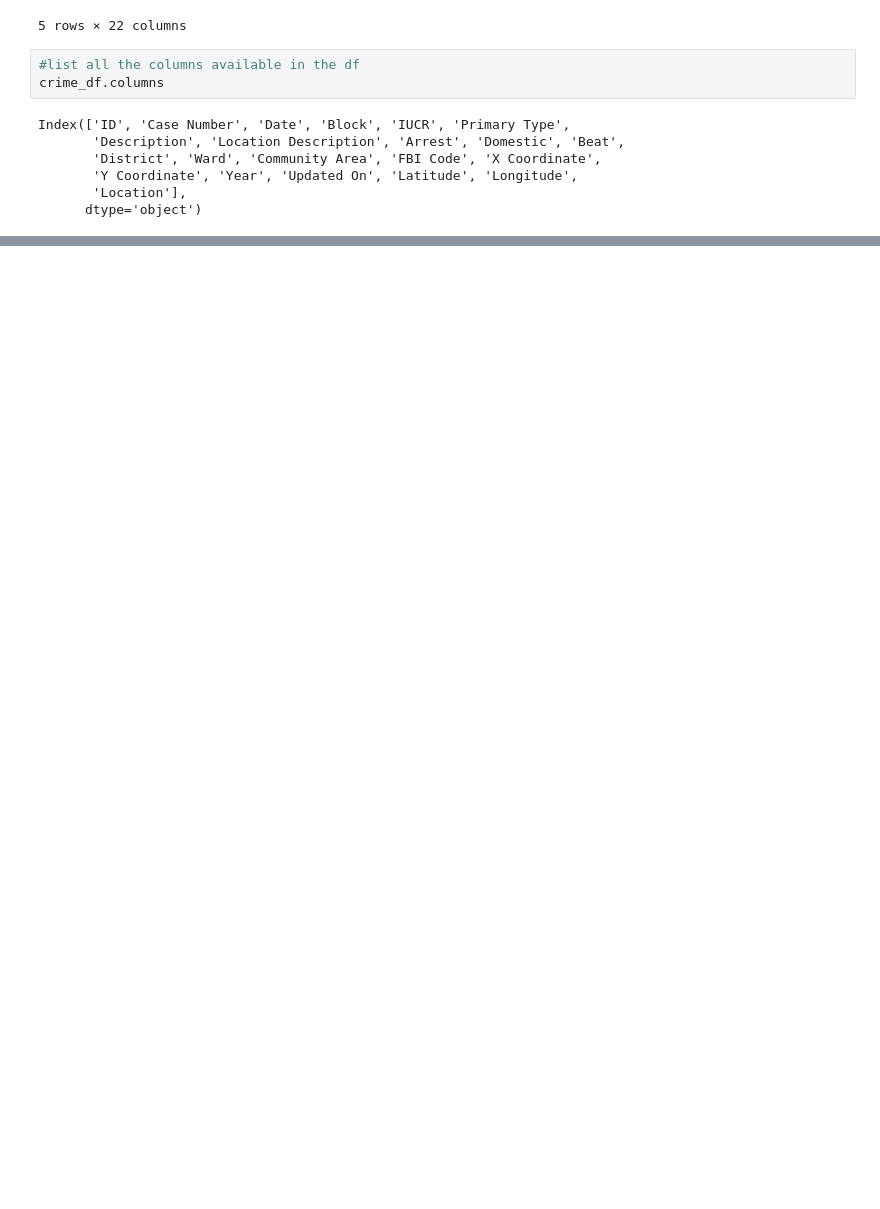
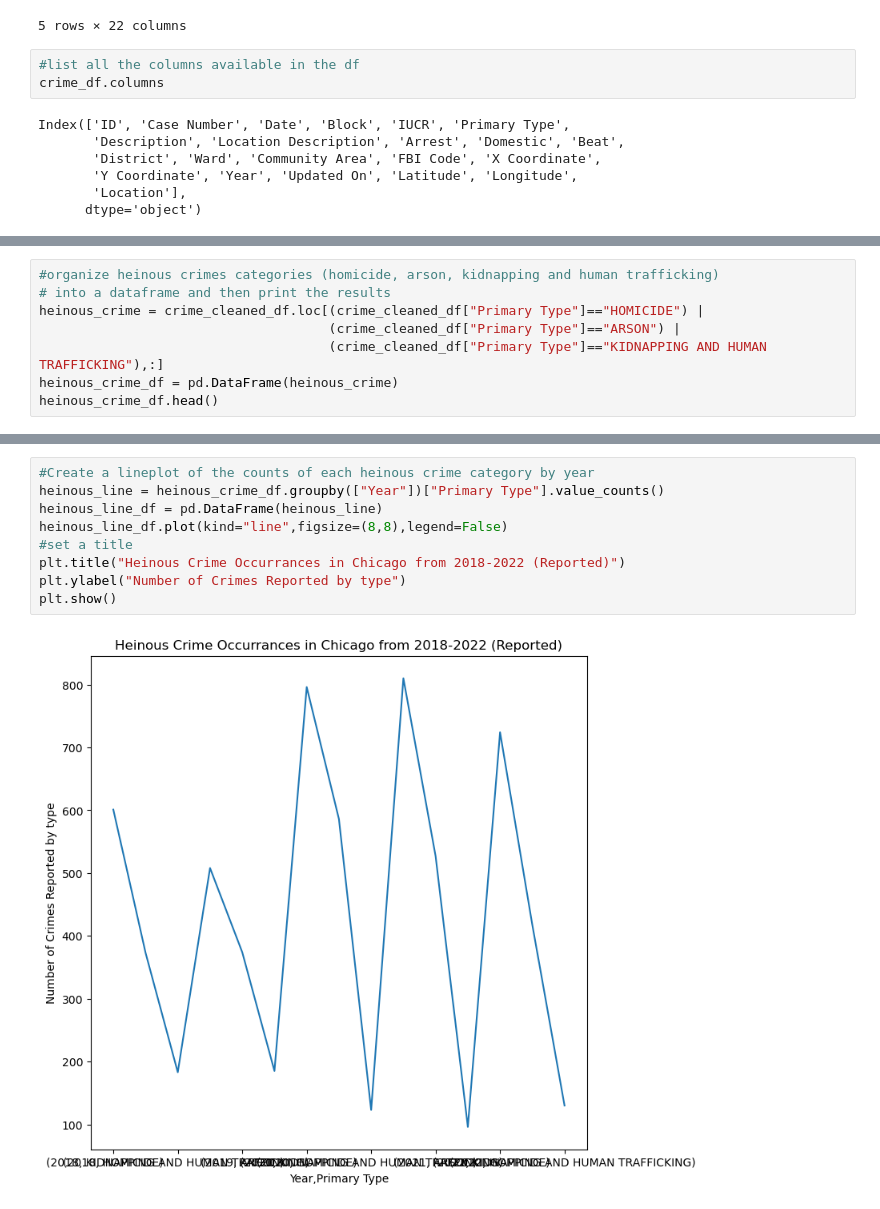
Before and after one commit to jmpealy/project1, a Jupyter notebook: crimes_2022.ipynb, the cells around one changed output, grey strips where cells are left out. Saved outputs shown, nothing was run; the diff lists cells and outputs as text; blank space fills up the shorter version.

```diff
--- a/crimes_2022.ipynb
+++ b/crimes_2022.ipynb
@@ -167,0 +131,8 @@ Name: Primary Type, Length: 245, dtype: int64
+# %%
+#organize heinous crimes categories (homicide, arson, kidnapping and human trafficking)
+# into a dataframe and then print the results
+heinous_crime = crime_cleaned_df.loc[(crime_cleaned_df["Primary Type"]=="HOMICIDE") |
+                                     (crime_cleaned_df["Primary Type"]=="ARSON") |
+                                     (crime_cleaned_df["Primary Type"]=="KIDNAPPING AND HUMAN TRAFFICKING"),:]
+heinous_crime_df = pd.DataFrame(heinous_crime)
+heinous_crime_df.head()
@@ -167,0 +251,11 @@ Name: Primary Type, Length: 245, dtype: int64
+# %%
+#Create a lineplot of the counts of each heinous crime category by year
+heinous_line = heinous_crime_df.groupby(["Year"])["Primary Type"].value_counts()
+heinous_line_df = pd.DataFrame(heinous_line)
+heinous_line_df.plot(kind="line",figsize=(8,8),legend=False)
+#set a title
+plt.title("Heinous Crime Occurrances in Chicago from 2018-2022 (Reported)")
+plt.ylabel("Number of Crimes Reported by type")
+plt.show()
+# %% [output]
+[figure, added]
```
Also changed, not shown: parts of 20 cells of this notebook.
